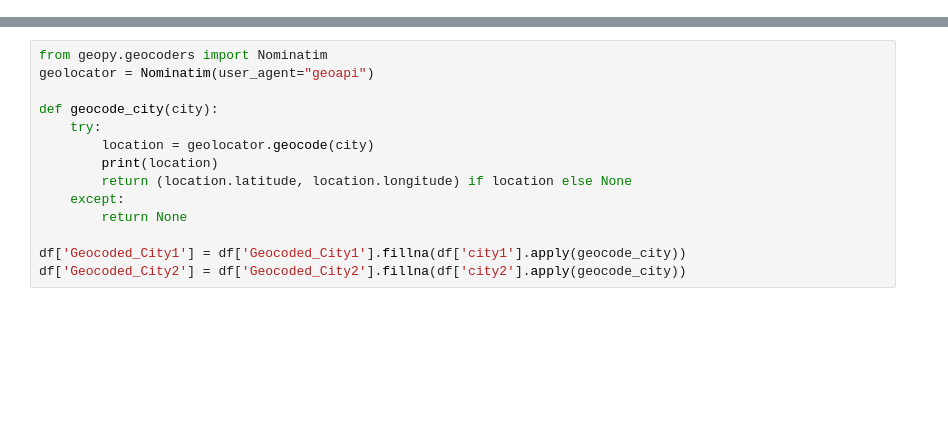
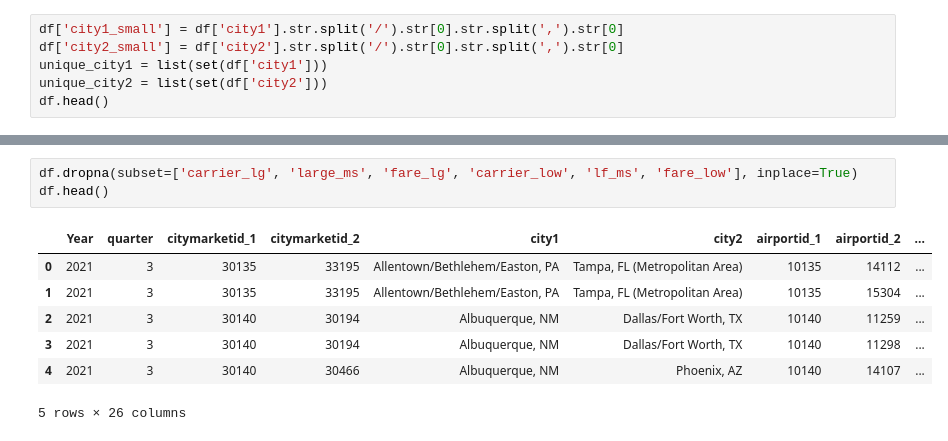
Before and after one commit to ashtonmcox/CDC, a Jupyter notebook: manicuring.ipynb, the cells around one changed output, grey strips where cells are left out. Drawn from its saved outputs; the diff is of its cells as text; blank space fills up the shorter version.

```diff
--- a/manicuring.ipynb
+++ b/manicuring.ipynb
@@ -21,0 +29,6 @@ df.head(5)
+# %%
+df['city1_small'] = df['city1'].str.split('/').str[0].str.split(',').str[0]
+df['city2_small'] = df['city2'].str.split('/').str[0].str.split(',').str[0]
+unique_city1 = list(set(df['city1']))
+unique_city2 = list(set(df['city2']))
+df.head()
@@ -41,18 +141,15 @@ tbl1apk               0
 dtype: int64
-# %%
-from geopy.geocoders import Nominatim
-geolocator = Nominatim(user_agent="geoapi")
-
-def geocode_city(city):
-    try:
-        location = geolocator.geocode(city)
-        print(location)
-        return (location.latitude, location.longitude) if location else None
-    except:
-        return None
-
-df['Geocoded_City1'] = df['Geocoded_City1'].fillna(df['city1'].apply(geocode_city))
-df['Geocoded_City2'] = df['Geocoded_City2'].fillna(df['city2'].apply(geocode_city))
+# %%
+df.dropna(subset=['carrier_lg', 'large_ms', 'fare_lg', 'carrier_low', 'lf_ms', 'fare_low'], inplace=True)
+df.head()
+# %% [output]
+|  | Year | quarter | citymarketid_1 | citymarketid_2 | city1 | city2 | airportid_1 | airportid_2 | ... |
+| 0 | 2021 | 3 | 30135 | 33195 | Allentown/Bethlehem/Easton, PA | Tampa, FL (Metropolitan Area) | 10135 | 14112 | ... |
+| 1 | 2021 | 3 | 30135 | 33195 | Allentown/Bethlehem/Easton, PA | Tampa, FL (Metropolitan Area) | 10135 | 15304 | ... |
+| 2 | 2021 | 3 | 30140 | 30194 | Albuquerque, NM | Dallas/Fort Worth, TX | 10140 | 11259 | ... |
+| 3 | 2021 | 3 | 30140 | 30194 | Albuquerque, NM | Dallas/Fort Worth, TX | 10140 | 11298 | ... |
+| 4 | 2021 | 3 | 30140 | 30466 | Albuquerque, NM | Phoenix, AZ | 10140 | 14107 | ... |
+5 rows × 26 columns
 # %%
 #Finding cardinatiy for data
 cardinality ={}
```
Also changed, not shown: parts of 15 cells of this notebook, 3 other files.
